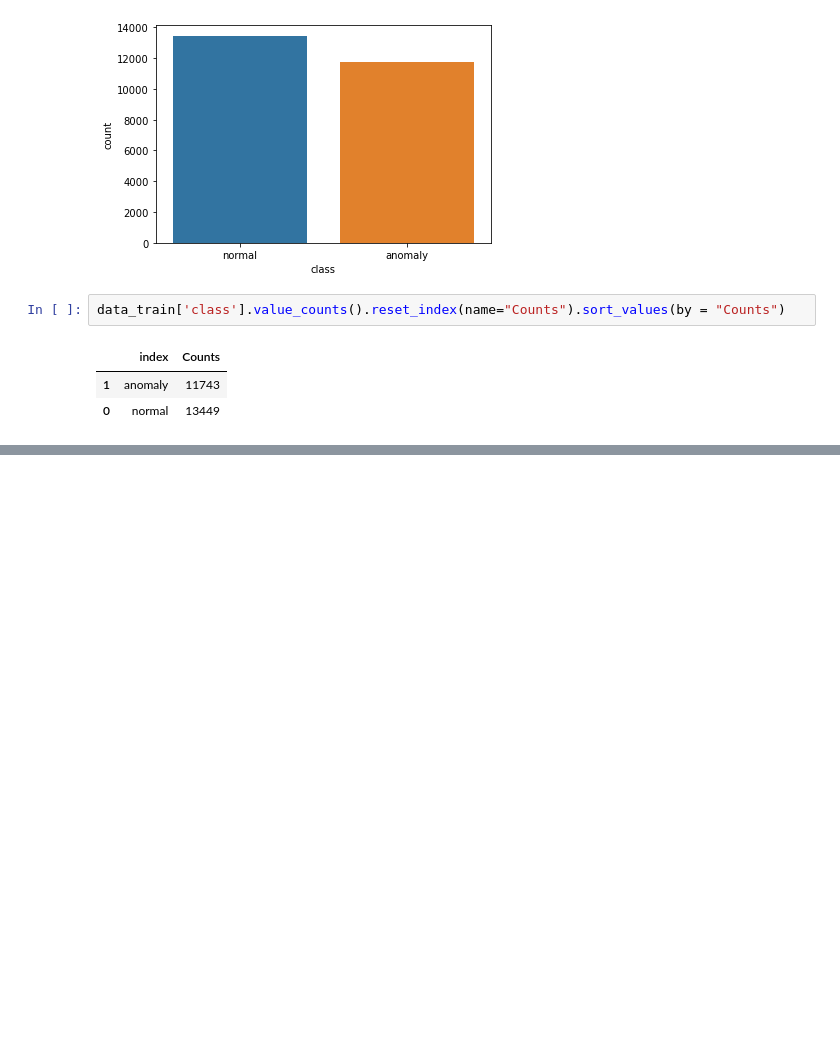
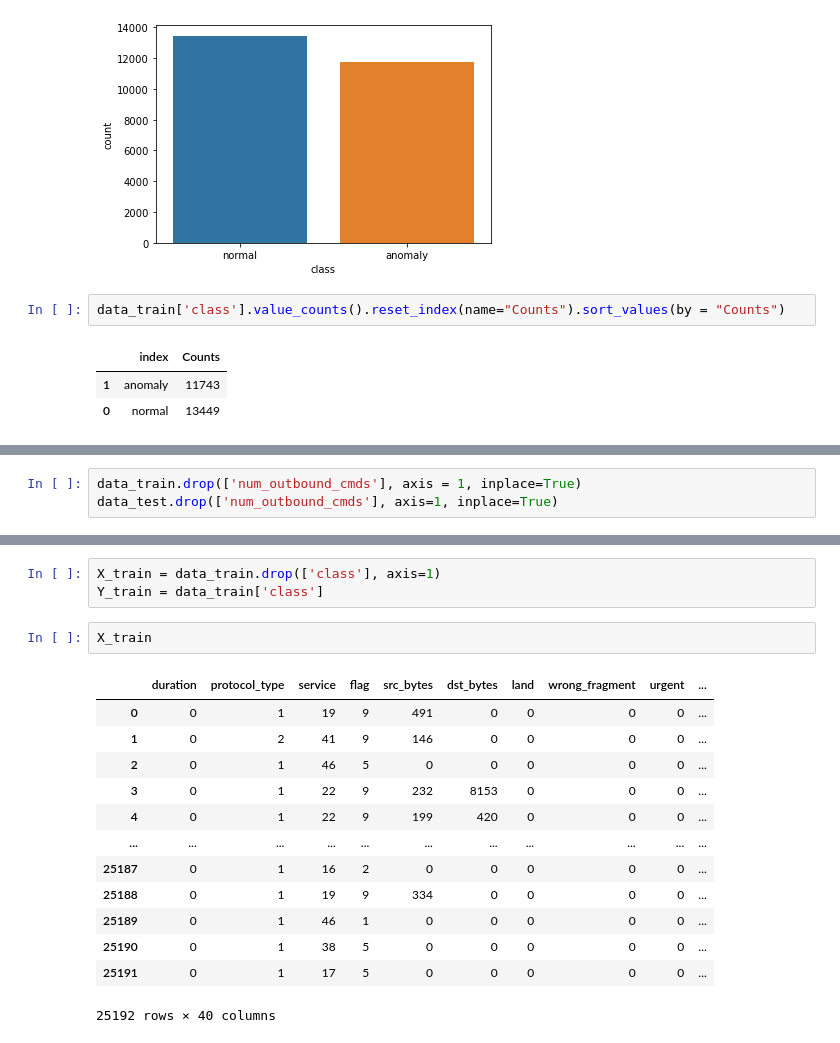
Before and after one commit to Maruf-Ahmad-khan/MinMaxScaling, a Jupyter notebook: Network Intrusion Detection.ipynb, the cells around one changed output, grey strips where cells are left out. Cells and saved outputs as stored; diff of their text form; blank space fills up the shorter version.

```diff
--- a/Network Intrusion Detection.ipynb
+++ b/Network Intrusion Detection.ipynb
@@ -190,0 +200,3 @@ data_train['class'].value_counts().reset_index(name="Counts").sort_values(by = "
+# %%
+data_train.drop(['num_outbound_cmds'], axis = 1, inplace=True)
+data_test.drop(['num_outbound_cmds'], axis=1, inplace=True)
@@ -190,0 +223,19 @@ data_train['class'].value_counts().reset_index(name="Counts").sort_values(by = "
+# %%
+X_train = data_train.drop(['class'], axis=1)
+Y_train = data_train['class']
+# %%
+X_train
+# %% [output]
+|  | duration | protocol_type | service | flag | src_bytes | dst_bytes | land | wrong_fragment | urgent | ... |
+| 0 | 0 | 1 | 19 | 9 | 491 | 0 | 0 | 0 | 0 | ... |
+| 1 | 0 | 2 | 41 | 9 | 146 | 0 | 0 | 0 | 0 | ... |
+| 2 | 0 | 1 | 46 | 5 | 0 | 0 | 0 | 0 | 0 | ... |
+| 3 | 0 | 1 | 22 | 9 | 232 | 8153 | 0 | 0 | 0 | ... |
+| 4 | 0 | 1 | 22 | 9 | 199 | 420 | 0 | 0 | 0 | ... |
+| ... | ... | ... | ... | ... | ... | ... | ... | ... | ... | ... |
+| 25187 | 0 | 1 | 16 | 2 | 0 | 0 | 0 | 0 | 0 | ... |
+| 25188 | 0 | 1 | 19 | 9 | 334 | 0 | 0 | 0 | 0 | ... |
+| 25189 | 0 | 1 | 46 | 1 | 0 | 0 | 0 | 0 | 0 | ... |
+| 25190 | 0 | 1 | 38 | 5 | 0 | 0 | 0 | 0 | 0 | ... |
+| 25191 | 0 | 1 | 17 | 5 | 0 | 0 | 0 | 0 | 0 | ... |
+25192 rows × 40 columns
```
Also changed, not shown: parts of 15 cells of this notebook.
